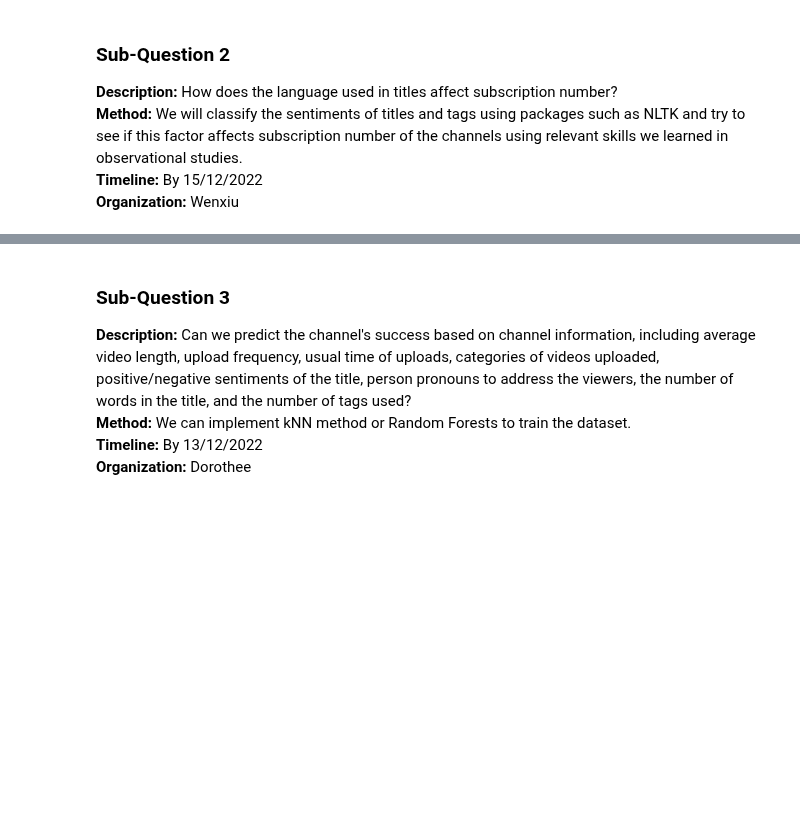
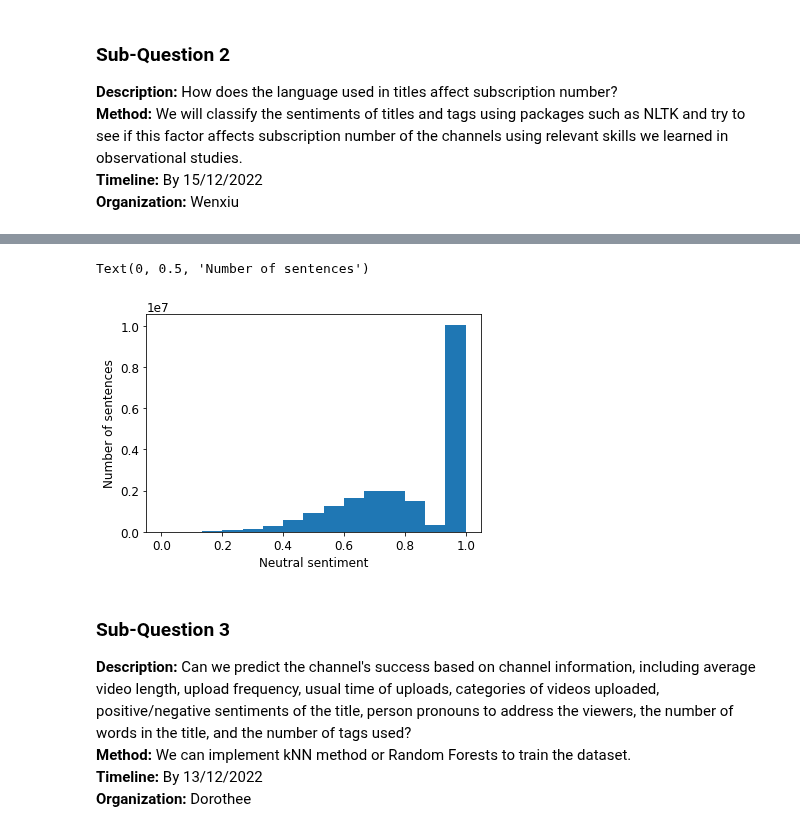
Before and after one commit to epfl-ada/ada-2022-project-adaptation, a Jupyter notebook: MS3_Analysis.ipynb, the cells around one changed output, grey strips where cells are left out. Drawn from its saved outputs; the diff is of its cells as text; code cells hidden in the pictures; blank space fills up the shorter version.

```diff
--- a/MS3_Analysis.ipynb
+++ b/MS3_Analysis.ipynb
@@ -220,3 +263,10 @@ plt.ylabel('Number of sentences')
+# %%
+plt.hist(neutral_sent,bins=15)
+plt.xlabel('Neutral sentiment')
+plt.ylabel('Number of titles')
+# %% [output]
+Text(0, 0.5, 'Number of sentences')
+[figure, added]
 # %% [markdown]
 ### Sub-Question 3
 
```
Also changed, not shown: parts of 22 cells of this notebook.
